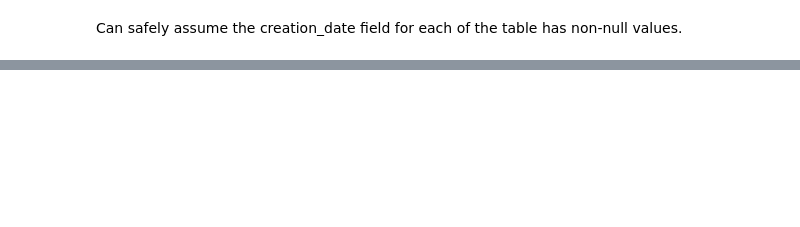
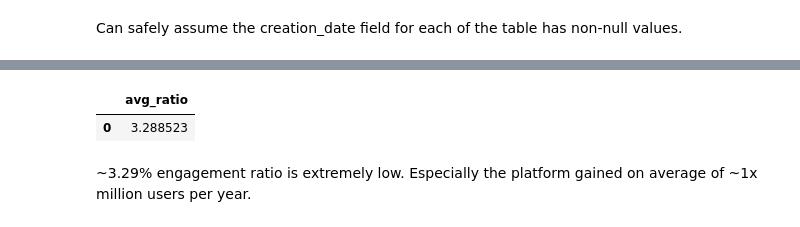
Before and after one commit to mbo0000/Personal-Projects, a Jupyter notebook: StackoverflowCaseStudy/sof_case_study.ipynb, the cells around one changed output, grey strips where cells are left out. Drawn from its saved outputs; the diff is of its cells as text; code cells hidden in the pictures; blank space fills up the shorter version.

```diff
--- a/StackoverflowCaseStudy/sof_case_study.ipynb
+++ b/StackoverflowCaseStudy/sof_case_study.ipynb
@@ -226,0 +319,33 @@ Clearly, the raw MAU for 2021 is ~4-10x higher than the overal average. 2021 MAU
+# %%
+query = """
+        SELECT
+            AVG(avg_dau_mau_ratio) AS avg_ratio
+        FROM
+            (SELECT
+                DISTINCT EXTRACT(YEAR FROM date) AS year,
+                EXTRACT(MONTH FROM date) AS month,
+                SUM(dau) AS MAU,
+                SUM(dau)/COUNT(DISTINCT date) AS avg_dau,
+                ROUND(((SUM(dau)/COUNT(DISTINCT date)) / SUM(dau)) * 100, 2) AS avg_dau_mau_ratio
+            FROM
+                (SELECT
+                    date,
+                    COUNT(DISTINCT owner_user_id) AS dau
+                FROM `portfolio-331917.stored_views.active_users`
+                WHERE
+                    EXTRACT(YEAR FROM date) < 2021 -- no difference applying filter before or after agg
+                GROUP BY 1
+                ORDER BY 1)
+            GROUP BY 1,2
+            HAVING
+                avg_dau_mau_ratio < 100 -- excluding the prelaunch day as it is an outlier.
+            ORDER BY 1,2)
+        """
+
+result = getQueryAsDF(query)
+result
+# %% [output]
+|  | avg_ratio |
+| 0 | 3.288523 |
+# %% [markdown]
+~3.29% engagement ratio is extremely low. Especially the platform gained on average of ~1x million users per year.
```
Also changed, not shown: parts of 20 cells of this notebook.
